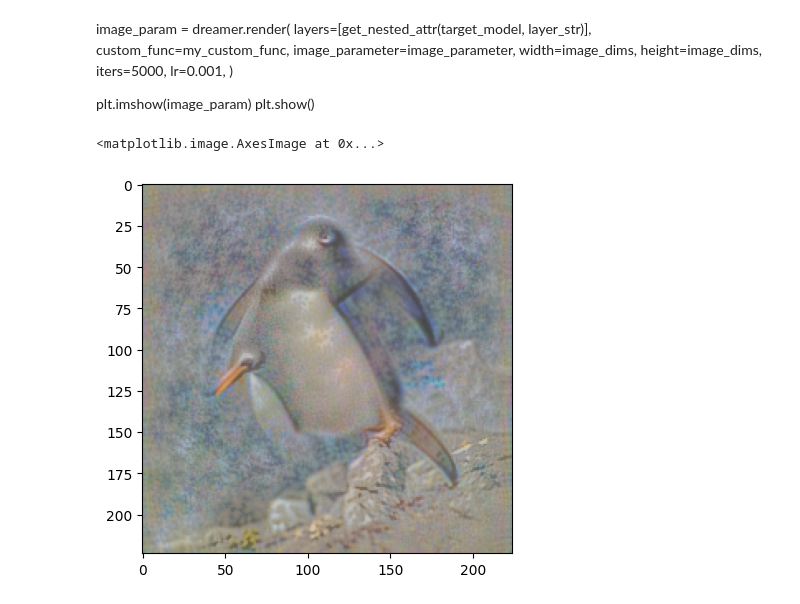
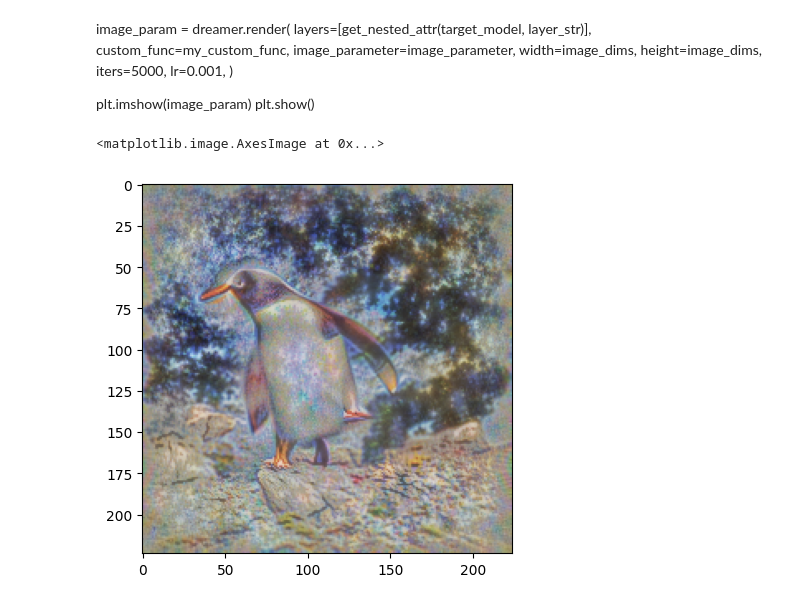
Before and after one commit to dilyabareeva/grad_slingshot, a Jupyter notebook: notebooks/before_after.ipynb, the cells around one changed output. Saved outputs shown, nothing was run; the diff lists cells and outputs as text; code cells hidden in the pictures.

Commit message:
🐧figure 1 first draft

```diff
--- a/notebooks/before_after.ipynb
+++ b/notebooks/before_after.ipynb
@@ -265,22 +253,31 @@ image_transforms = [
+# %%
+image_transforms = [
+        transforms.v2.Pad(16, fill=0.5, padding_mode="constant"),
+        transforms.v2.RandomAffine((-20, 20), scale=(0.9, 1.05), fill=0.5),
+        transforms.v2.RandomRotation((-20, 20), fill=0.5),
+        transforms.v2.GaussianNoise(mean=0.0, sigma=0.1),
+        transforms.v2.RandomResizedCrop(size=224, scale=(0.5, 0.75),
+                                        ratio=(1.0, 1.0)),
+]
 # %%
 img, _, tstart = feature_visualisation(
     net=target_model,
     noise_dataset=noise_dataset,
     man_index=target_neuron,
-    lr=0.001,
-    n_steps=2000,
+    lr=0.002,
+    n_steps=3000,
     init_mean=torch.tensor([]),
     save_list=[],
     target_act_fn=target_act_fn,
     tf=transforms.Compose(image_transforms),
     adam=True,
     grad_clip=1.0,
     layer_str=default_layer_str,
     device=device,
 )
 plt.imshow(img[0].permute(1, 2, 0).detach().cpu().numpy())
 # %% [output]
 <matplotlib.image.AxesImage at 0x...>
-[figure, old version]
+[figure, new version]
 # %%
 import torchvision
```
Also changed, not shown: parts of 9 cells of this notebook, 10 other files.
